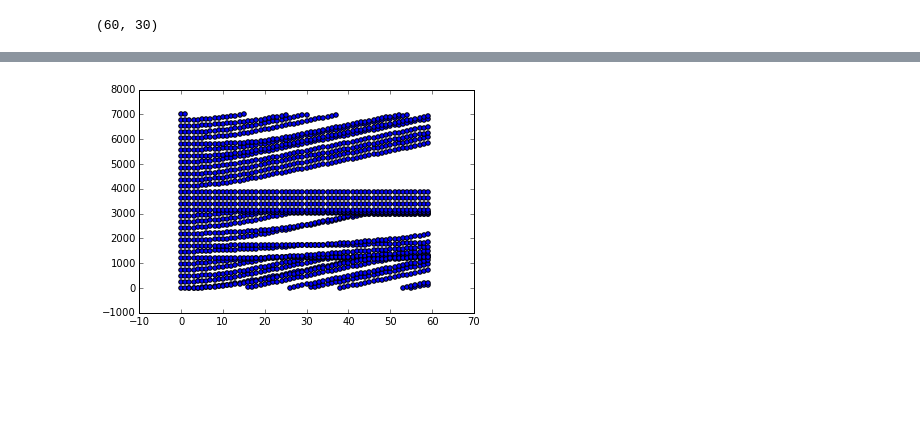
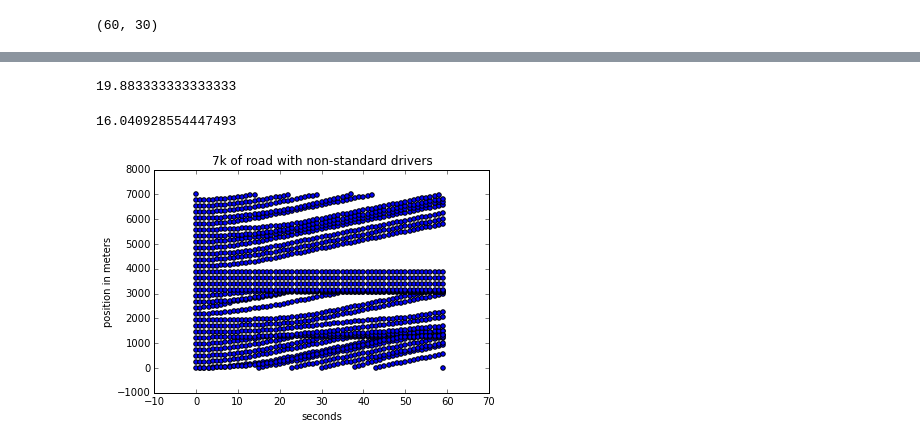
Before and after one commit to traciarms/traffic-simulation, a Jupyter notebook: traffic-simulations.ipynb, the cells around one changed output, grey strips where cells are left out. Cells and saved outputs as stored; diff of their text form; code cells hidden in the pictures; blank space fills up the shorter version.

```diff
--- a/traffic-simulations.ipynb
+++ b/traffic-simulations.ipynb
@@ -65,3 +68,10 @@ st.pstdev(sim1000results[0])
 np.shape(cars_per_sec_array)
 # %% [output]
 (60, 30)
+# %%
+for i in range(0,60):
+    plt.scatter([i]*len(cars_per_sec_array[i]), cars_per_sec_array[i, :])
+plt.xlabel("seconds")
+plt.ylabel("position in meters")
+plt.title("7K of road with Curves - Standard Drivers only")
+plt.show()
@@ -68,6 +80,32 @@ np.shape(cars_per_sec_array)
+# %%
+time_car_trials = []
+num_cars = 30
+sim_time = 60
+road_length = 7000
+car_position_arr = np.linspace(0, road_length-1, num=num_cars, dtype=int)
+
+sim1000results = []
+for i in range(10000):
+    road = Road(road_length)
+    sim = Simulation(num_cars, car_position_arr, sim_time, road, True)
+    sim1000results.append(sim.run())
+#print(time_car_trials)
+
+cars_per_sec_array = sim.get_np_array()
+# %%
+st.mean(sim1000results[0])
+# %% [output]
+19.883333333333333
+# %%
+st.pstdev(sim1000results[0])
+# %% [output]
+16.040928554447493
 # %%
 for i in range(0,60):
     plt.scatter([i]*len(cars_per_sec_array[i]), cars_per_sec_array[i, :])
+plt.xlabel("seconds")
+plt.ylabel("position in meters")
+plt.title("7k of road with non-standard drivers")
 plt.show()
 # %% [output]
-[figure, old version]
+[figure, new version]
```
Also changed, not shown: parts of 6 cells of this notebook.
